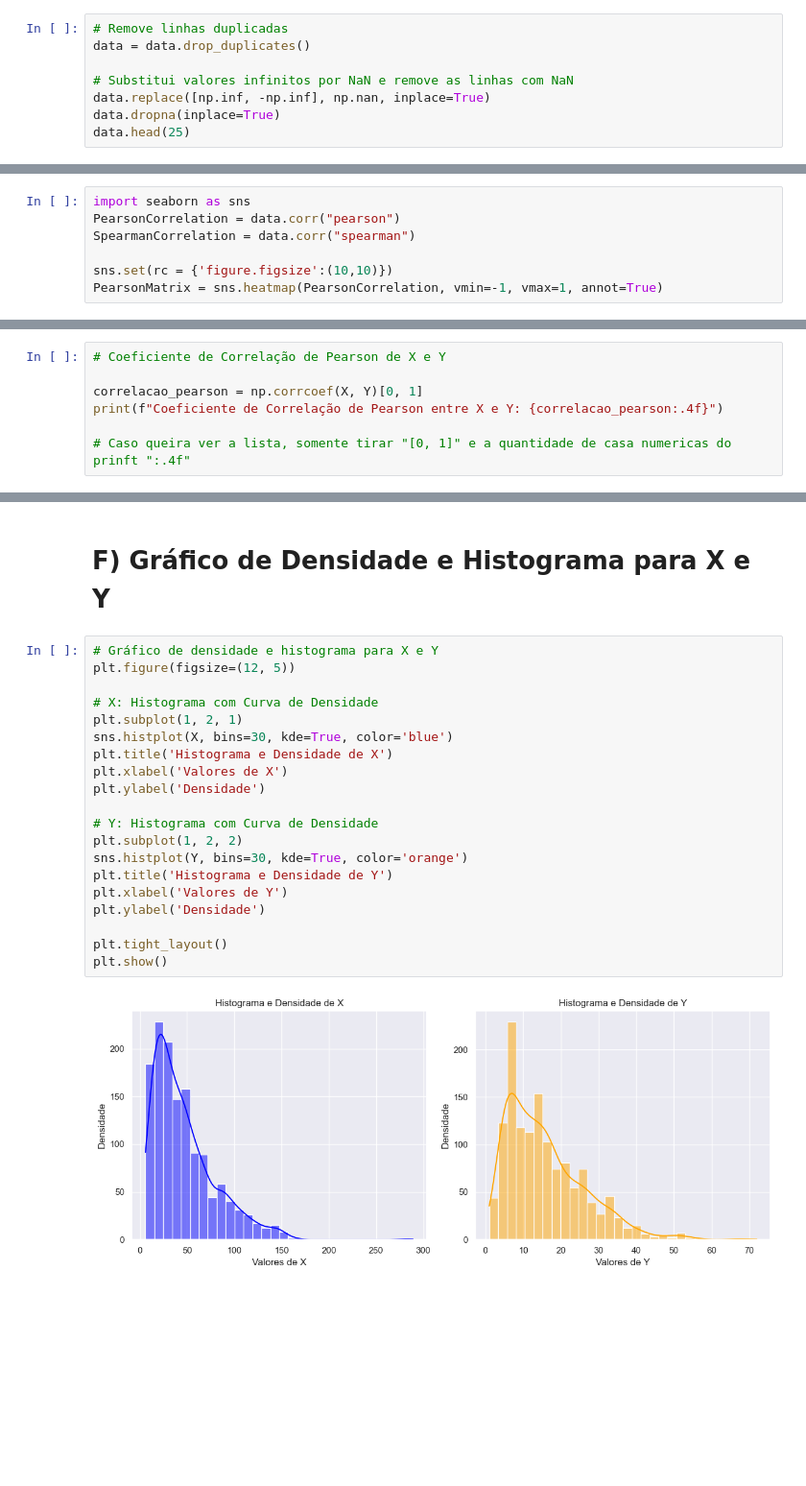
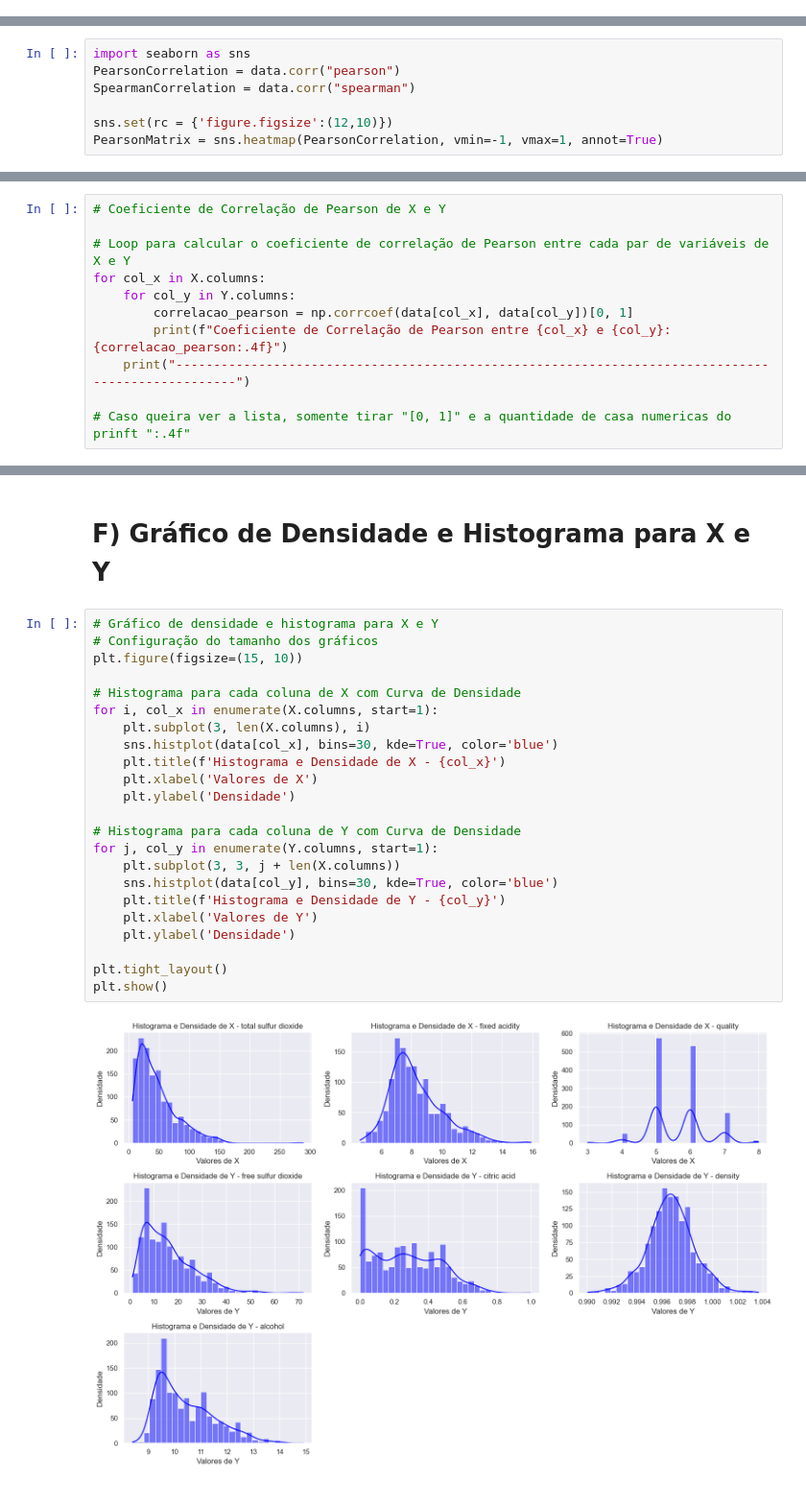
Before and after one commit to BrunoBassoo/Probability_-_Statistics, a Jupyter notebook: Trabalho_P&E.ipynb, the cells around one changed output, grey strips where cells are left out. Shown: that part at 96% size. Saved outputs shown, nothing was run; the diff lists cells and outputs as text; blank space fills up the shorter version.

```diff
--- a/Trabalho_P&E.ipynb
+++ b/Trabalho_P&E.ipynb
@@ -107,8 +89,0 @@ Número de linhas e colunas: (1599, 12)
-# %%
-# Remove linhas duplicadas
-data = data.drop_duplicates()
-
-# Substitui valores infinitos por NaN e remove as linhas com NaN
-data.replace([np.inf, -np.inf], np.nan, inplace=True)
-data.dropna(inplace=True)
-data.head(25)
@@ -137,6 +94,6 @@ import seaborn as sns
 PearsonCorrelation = data.corr("pearson")
 SpearmanCorrelation = data.corr("spearman")
 
-sns.set(rc = {'figure.figsize':(10,10)})
+sns.set(rc = {'figure.figsize':(12,10)})
 PearsonMatrix = sns.heatmap(PearsonCorrelation, vmin=-1, vmax=1, annot=True)
 # %% [output]
@@ -249,8 +218,12 @@ plt.show()
 # %%
 # Coeficiente de Correlação de Pearson de X e Y
 
-correlacao_pearson = np.corrcoef(X, Y)[0, 1]
-print(f"Coeficiente de Correlação de Pearson entre X e Y: {correlacao_pearson:.4f}")
+# Loop para calcular o coeficiente de correlação de Pearson entre cada par de variáveis de X e Y
+for col_x in X.columns:
+    for col_y in Y.columns:
+        correlacao_pearson = np.corrcoef(data[col_x], data[col_y])[0, 1]
+        print(f"Coeficiente de Correlação de Pearson entre {col_x} e {col_y}: {correlacao_pearson:.4f}")
+    print("--------------------------------------------------------------------------------------------------")
 
 # Caso queira ver a lista, somente tirar "[0, 1]" e a quantidade de casa numericas do prinft ":.4f"
 # %% [output]
@@ -317,23 +311,26 @@ Não segue uma distribuição normal, p-valor <= 0.05.
 # F) Gráfico de Densidade e Histograma para X e Y
 # %%
 # Gráfico de densidade e histograma para X e Y
-plt.figure(figsize=(12, 5))
+# Configuração do tamanho dos gráficos
+plt.figure(figsize=(15, 10))
 
-# X: Histograma com Curva de Densidade
-plt.subplot(1, 2, 1)
-sns.histplot(X, bins=30, kde=True, color='blue')
-plt.title('Histograma e Densidade de X')
-plt.xlabel('Valores de X')
-plt.ylabel('Densidade')
+# Histograma para cada coluna de X com Curva de Densidade
+for i, col_x in enumerate(X.columns, start=1):
+    plt.subplot(3, len(X.columns), i)
+    sns.histplot(data[col_x], bins=30, kde=True, color='blue')
+    plt.title(f'Histograma e Densidade de X - {col_x}')
+    plt.xlabel('Valores de X')
+    plt.ylabel('Densidade')
 
-# Y: Histograma com Curva de Densidade
-plt.subplot(1, 2, 2)
-sns.histplot(Y, bins=30, kde=True, color='orange')
-plt.title('Histograma e Densidade de Y')
-plt.xlabel('Valores de Y')
-plt.ylabel('Densidade')
+# Histograma para cada coluna de Y com Curva de Densidade
+for j, col_y in enumerate(Y.columns, start=1):
+    plt.subplot(3, 3, j + len(X.columns))
+    sns.histplot(data[col_y], bins=30, kde=True, color='blue')
+    plt.title(f'Histograma e Densidade de Y - {col_y}')
+    plt.xlabel('Valores de Y')
+    plt.ylabel('Densidade')
 
 plt.tight_layout()
 plt.show()
 # %% [output]
-[figure, old version]
+[figure, new version]
```
Also changed, not shown: parts of 12 cells of this notebook.
